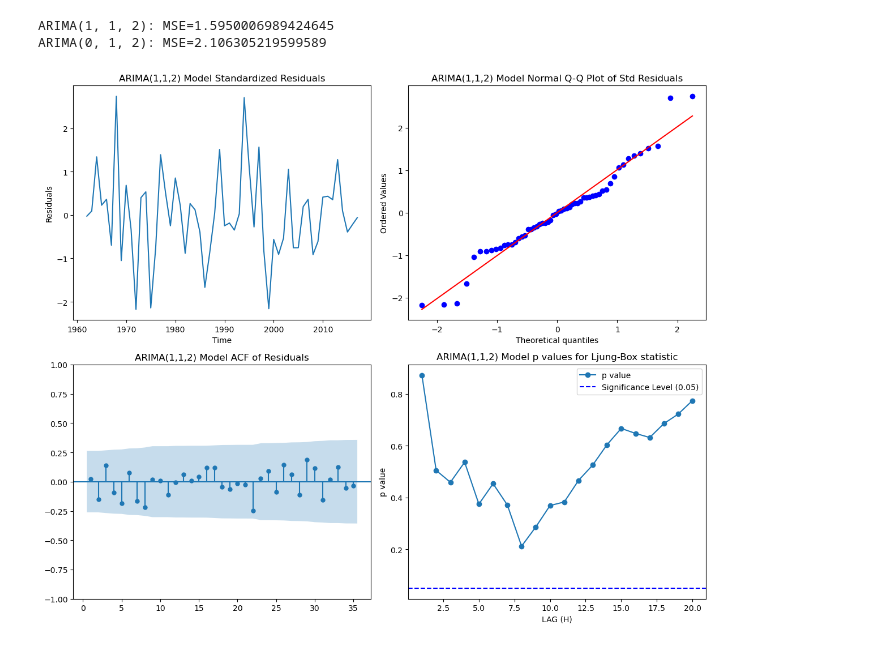
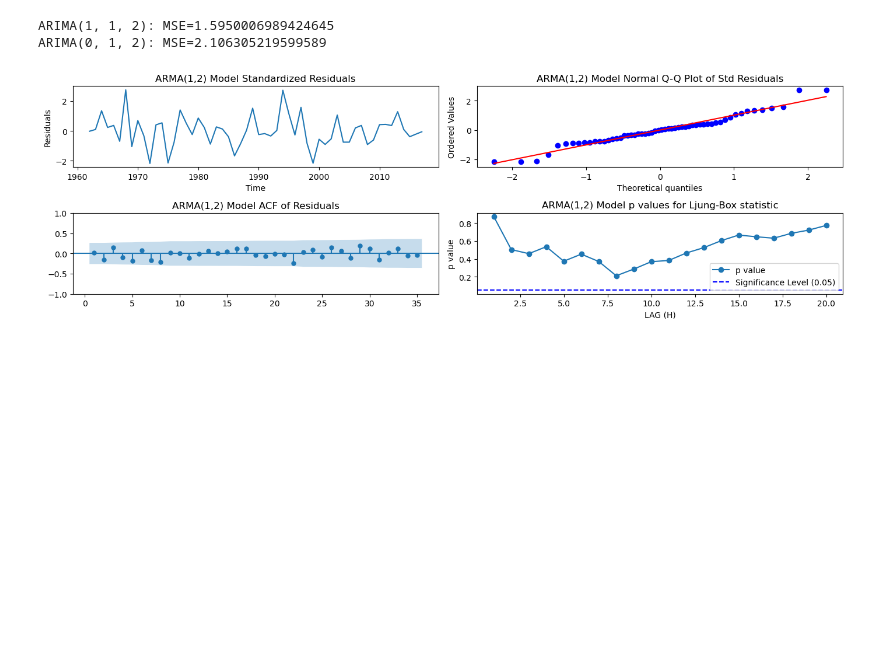
Before and after one commit to hubao666/Time-Series-Analysis-Central-African-Republic-Exports, a Jupyter notebook: TS_Analysis.ipynb, the cells around one changed output. Saved outputs shown, nothing was run; the diff lists cells and outputs as text; code cells hidden in the pictures; blank space fills up the shorter version.

```diff
--- a/TS_Analysis.ipynb
+++ b/TS_Analysis.ipynb
@@ -293,7 +318,7 @@ def diag(fitted_model, name, level=1):
     standardized_residuals = (residuals - np.mean(residuals)) / np.std(residuals)
 
     # Create subplots
-    fig, axes = plt.subplots(2, 2, figsize=(12, 10))
+    fig, axes = plt.subplots(2, 2, figsize=(14, 4.5))
 
     # Top-left: Time series plot of standardized residuals
     axes[0, 0].plot(standardized_residuals)
@@ -536,7 +579,7 @@ print(f'ARIMA(0, 1, 2): MSE={mse012}')
 ARIMA(1, 1, 2): MSE=1.5950006989424645
 ARIMA(0, 1, 2): MSE=2.106305219599589
 # %%
-diag(arma112_fit, 'ARIMA(1,1,2) Model', level=2)
+diag(arma112_fit, 'ARMA(1,2) Model', level=2)
 # %% [output]
-[figure, old version]
+[figure, new version]
 # %%
```
Also changed, not shown: parts of 19 cells of this notebook.
